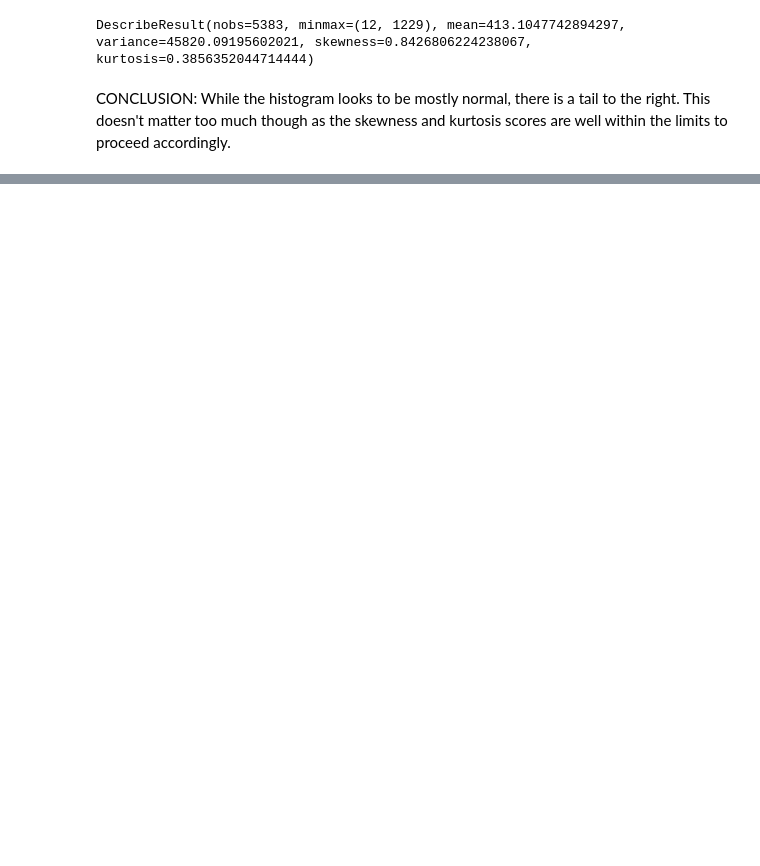
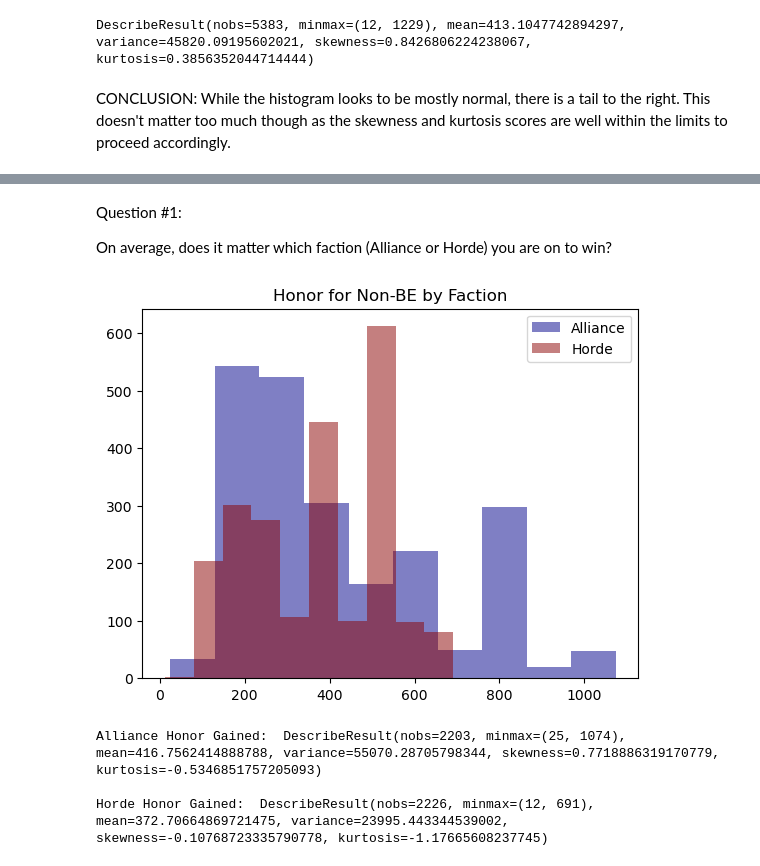
Before and after one commit to Aurelila/wow_data, a Jupyter notebook: world-of-warcraft-bg-dataset.ipynb, the cells around one changed output, grey strips where cells are left out. Drawn from its saved outputs; the diff is of its cells as text; code cells hidden in the pictures; blank space fills up the shorter version.

```diff
--- a/world-of-warcraft-bg-dataset.ipynb
+++ b/world-of-warcraft-bg-dataset.ipynb
@@ -165,0 +220,22 @@ CONCLUSION: While the histogram looks to be mostly normal, there is a tail to th
+# %% [markdown]
+Question #1:
+
+On average, does it matter which faction (Alliance or Horde) you are on to win?
+# %%
+# First, let's split the data between Alliance and Horde
+nbe_alliance = wowbgs_nbe[(wowbgs_nbe['Faction'] == 'Alliance')]
+nbe_horde = wowbgs_nbe[(wowbgs_nbe['Faction'] == 'Horde')]
+# %%
+plt.hist(nbe_alliance['Honor'], alpha = .5, label = 'Alliance',color='darkblue')
+plt.hist(nbe_horde['Honor'], alpha = .5, label = 'Horde',color='darkred')
+plt.legend(loc='upper right')
+plt.title('Honor for Non-BE by Faction')
+plt.show()
+
+print('Alliance Honor Gained: ', stats.describe(nbe_alliance['Honor']), '\n')
+print('Horde Honor Gained: ', stats.describe(nbe_horde['Honor']))
+# %% [output]
+[figure, added]
+Alliance Honor Gained:  DescribeResult(nobs=2203, minmax=(25, 1074), mean=416.7562414888788, variance=55070.28705798344, skewness=0.7718886319170779, kurtosis=-0.5346851757205093)
+
+Horde Honor Gained:  DescribeResult(nobs=2226, minmax=(12, 691), mean=372.70664869721475, variance=23995.443344539002, skewness=-0.10768723335790778, kurtosis=-1.17665608237745)
```
Also changed, not shown: parts of 8 cells of this notebook.
